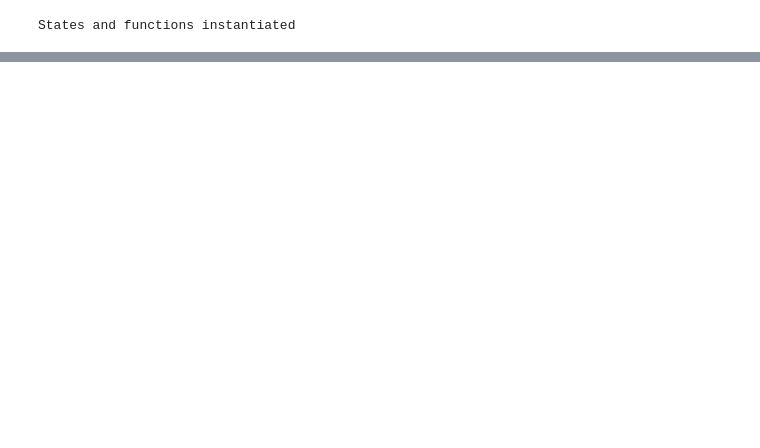
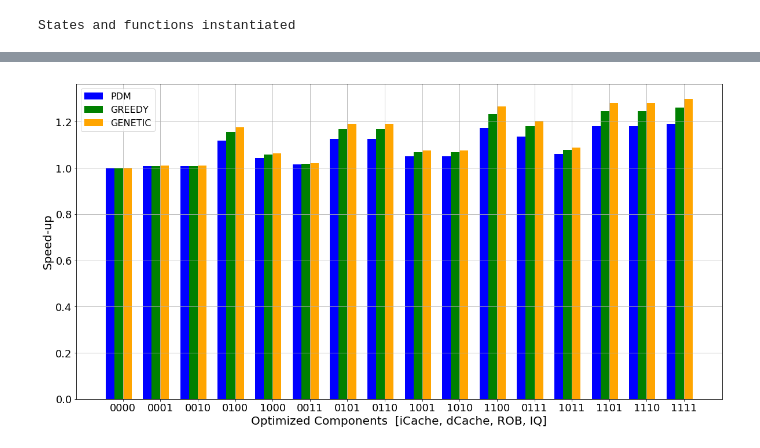
Before and after one commit to ManojGopale/StateMachine, a Jupyter notebook: Model1_Long.ipynb, the cells around one changed output, grey strips where cells are left out. Saved outputs shown, nothing was run; the diff lists cells and outputs as text; code cells hidden in the pictures; blank space fills up the shorter version.

```diff
--- a/Model1_Long.ipynb
+++ b/Model1_Long.ipynb
@@ -677,37 +693,40 @@ width = 0.35 #width of each bar
 #fig, ax = plt.subplots()
 #rect1 = ax.bar(index, PDM_OPT, width, color='b')
 #rect2 = ax.bar(index+width, GREEDY_OPT, width, color='g')
 #rect3 = ax.bar(index+2*width, GENERIC_OPT, width, color='r')
 ## Adding labels and titles
 #ax.set_ylabel('Speed Up')
 #ax.set_title('Speed up for various Methods')
 #ax.set_xticks(index+1.5*width)
 #ax.set_xticklabels(('0000', '0001', '0010', '0011',\
 #                    '0100', '0101', '0110', '0111',\
 #                    '1000', '1001', '1010', '1011',\
 #                    '1100', '1101', '1110', '1111'))
 #ax.legend((rect1[0], rect2[0], rect3[0]), ('PDM', 'GREEDY', 'GENERIC'))
 
 fig = plt.figure(figsize=(20,10))
 rect1 = plt.bar(index, PDM_OPT, width, color='b')
 rect2 = plt.bar(index+width, GREEDY_OPT, width, color='g')
 rect3 = plt.bar(index+2*width, GENERIC_OPT, width, color='orange')
 
 tickLabel = (('0000', '0001', '0010', '0100', '1000',\
             '0011', '0101', '0110', '1001', '1010', '1100',\
             '0111', '1011', '1101', '1110',\
             '1111'))
 
 ## Adding labels and titles
-plt.ylabel('Speed Up')
-plt.xlabel('pattern of   [iCache, dCahce, ROB, IQ]')
+plt.ylabel('Speed-up', fontsize=20)
+plt.xlabel('Optimized Components  [iCache, dCache, ROB, IQ]', fontsize=20)
 
-title = 'Speed up of MCF,   Total iterations=' + str(N) + '   simulated for=' + str(NUMBER_OF_ITERATION) + ' times'
-plt.title(title)
-plt.xticks(index+1.5*width, tickLabel)
+##title = 'Speed up of MCF,   Total iterations=' + str(N) + '   simulated for=' + str(NUMBER_OF_ITERATION) + ' times'
+##plt.title(title)
+plt.xticks(index+1.5*width, tickLabel, fontsize=18)
+plt.yticks(fontsize=18)
 
-plt.legend((rect1[0], rect2[0], rect3[0]), ('PDM', 'GREEDY', 'GENERIC'))
+plt.legend((rect1[0], rect2[0], rect3[0]), ('PDM', 'GREEDY', 'GENETIC'), fontsize=16)
 plt.grid()
 
 plt.show()
-fig.savefig('model_long4.png')
+fig.savefig('MCF_model.png')
+# %% [output]
+[figure, added]
```
Also changed, not shown: parts of 2 cells of this notebook, 11 other files.
